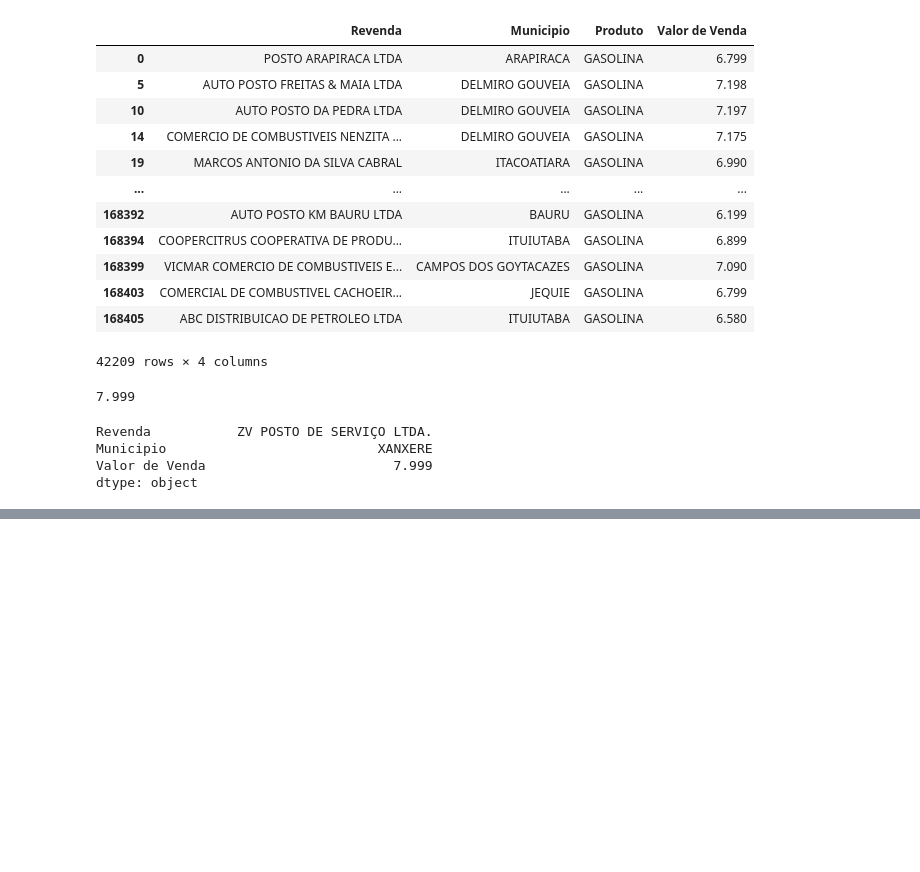
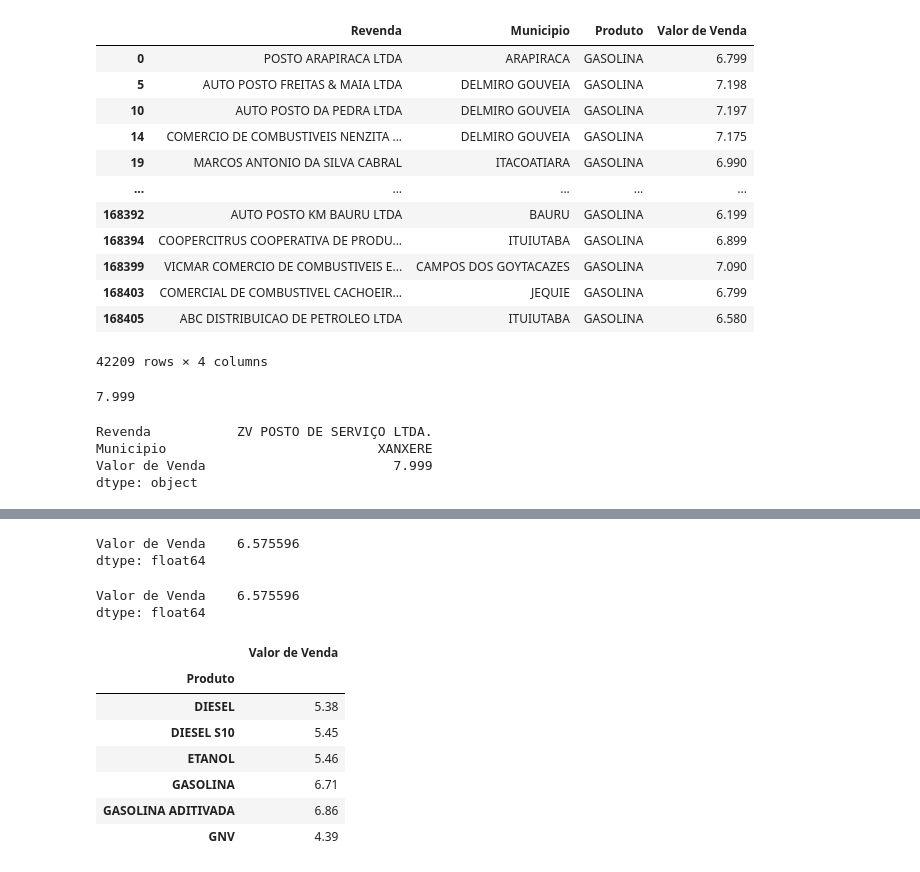
Before and after one commit to GabrielnSoares/Curso_de_Extens-o_Python_Pandas_2023_1, a Jupyter notebook: Primeiro_Exemplo_em_Pandas.ipynb, the cells around one changed output, grey strips where cells are left out. Cells and saved outputs as stored; diff of their text form; code cells hidden in the pictures; blank space fills up the shorter version.

```diff
--- a/Primeiro_Exemplo_em_Pandas.ipynb
+++ b/Primeiro_Exemplo_em_Pandas.ipynb
@@ -214,0 +228,32 @@ dtype: object
+# %%
+# Qual a média de preços dos combustiveis GASOLINA e GASOLINA ADITIVADA do Bairro BELA VISTA em SÃO PAULO?
+display(combustiveis_df.loc[(combustiveis_df['Bairro'] == 'MOOCA') &
+                            (combustiveis_df['Municipio'] == 'SAO PAULO') &
+                            ((combustiveis_df['Produto'] == 'GASOLINA') |
+                             (combustiveis_df['Produto'] == 'GASOLINA ADITIVADA')),
+                             ['Valor de Venda']].mean())
+# %% [output]
+Valor de Venda    6.575596
+dtype: float64
+# %%
+# Qual a média de preços dos combustíveis GASOLINA e GASOLINA ADITIVADA do Bairro MOOCA em SÃO PAULO com ISIN?
+display(combustiveis_df.loc[(combustiveis_df['Bairro'] == 'MOOCA') &
+                            (combustiveis_df['Municipio'] == 'SAO PAULO') &
+                            (combustiveis_df['Produto'].isin(["GASOLINA", "GASOLINA ADITIVADA"])),
+                            ['Valor de Venda']].mean())
+# %% [output]
+Valor de Venda    6.575596
+dtype: float64
+# %%
+# Como mostrar média de valor de venda POR COMBUSTIVEL?
+media_por_combustivel_df = ca_df[['Produto', 'Valor de Venda']].groupby(by='Produto').mean().round(2)
+display(media_por_combustivel_df)
+# %% [output]
+|  | Valor de Venda |
+| Produto |  |
+| DIESEL | 5.38 |
+| DIESEL S10 | 5.45 |
+| ETANOL | 5.46 |
+| GASOLINA | 6.71 |
+| GASOLINA ADITIVADA | 6.86 |
+| GNV | 4.39 |
```
Also changed, not shown: parts of 5 cells of this notebook.
